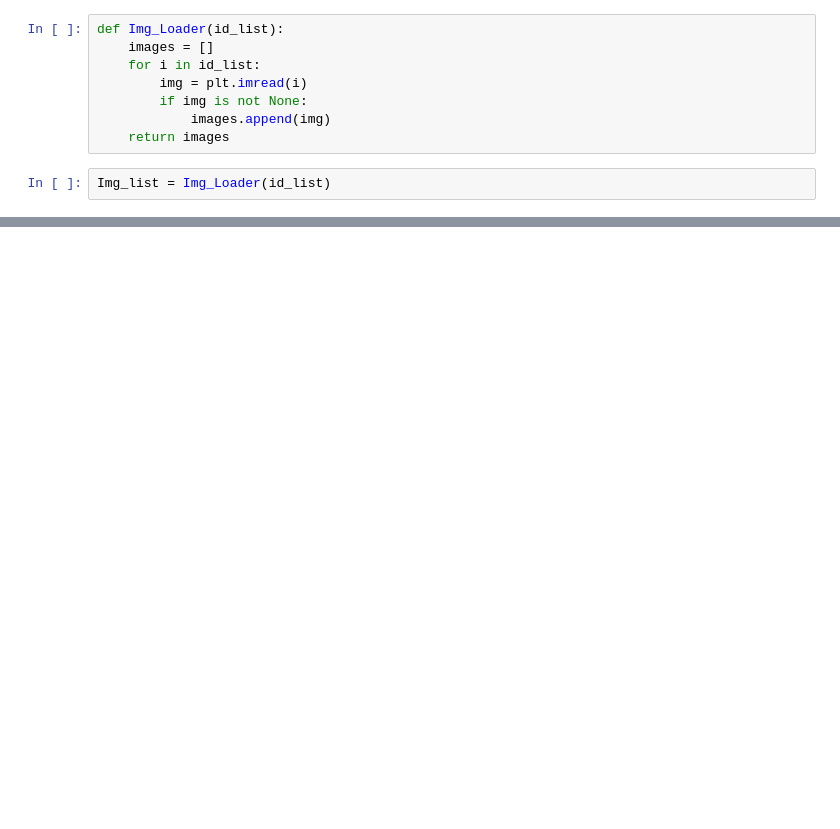
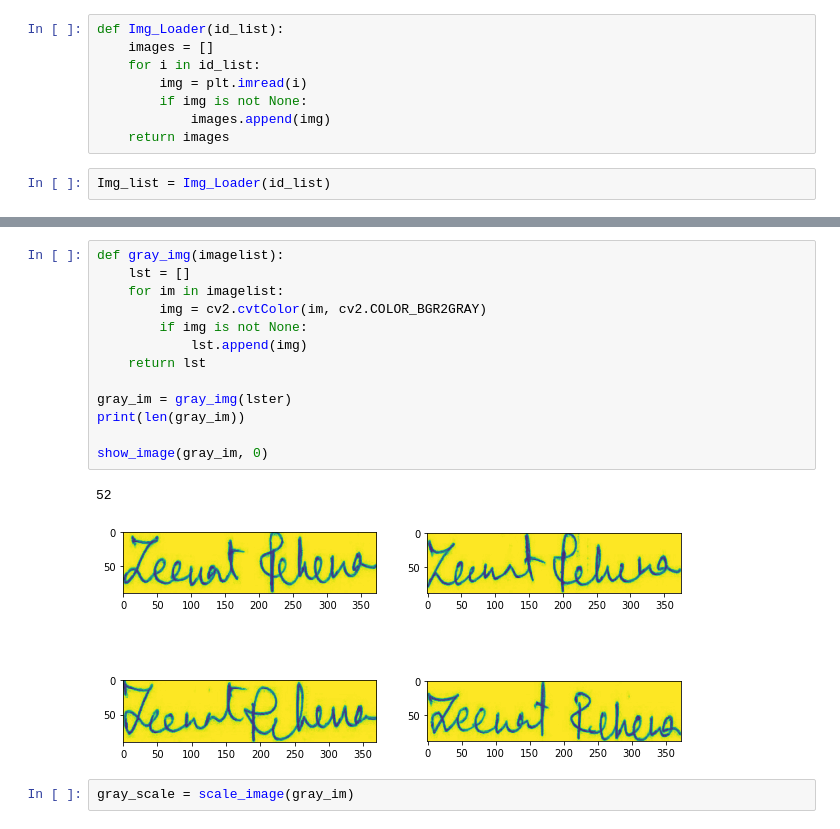
Before and after one commit to RamizSarfaraj/forged_signature_detection, a Jupyter notebook: src/walking.ipynb, the cells around one changed output, grey strips where cells are left out. Saved outputs shown, nothing was run; the diff lists cells and outputs as text; blank space fills up the shorter version.

```diff
--- a/src/walking.ipynb
+++ b/src/walking.ipynb
@@ -44,0 +70,18 @@ Img_list = np.array
+# %%
+def gray_img(imagelist):
+    lst = []
+    for im in imagelist:
+        img = cv2.cvtColor(im, cv2.COLOR_BGR2GRAY)
+        if img is not None:
+            lst.append(img)
+    return lst
+
+gray_im = gray_img(lster)
+print(len(gray_im))
+
+show_image(gray_im, 0)
+# %% [output]
+52
+[figure, added]
+# %%
+gray_scale = scale_image(gray_im)
```
Also changed, not shown: parts of 14 cells of this notebook.
